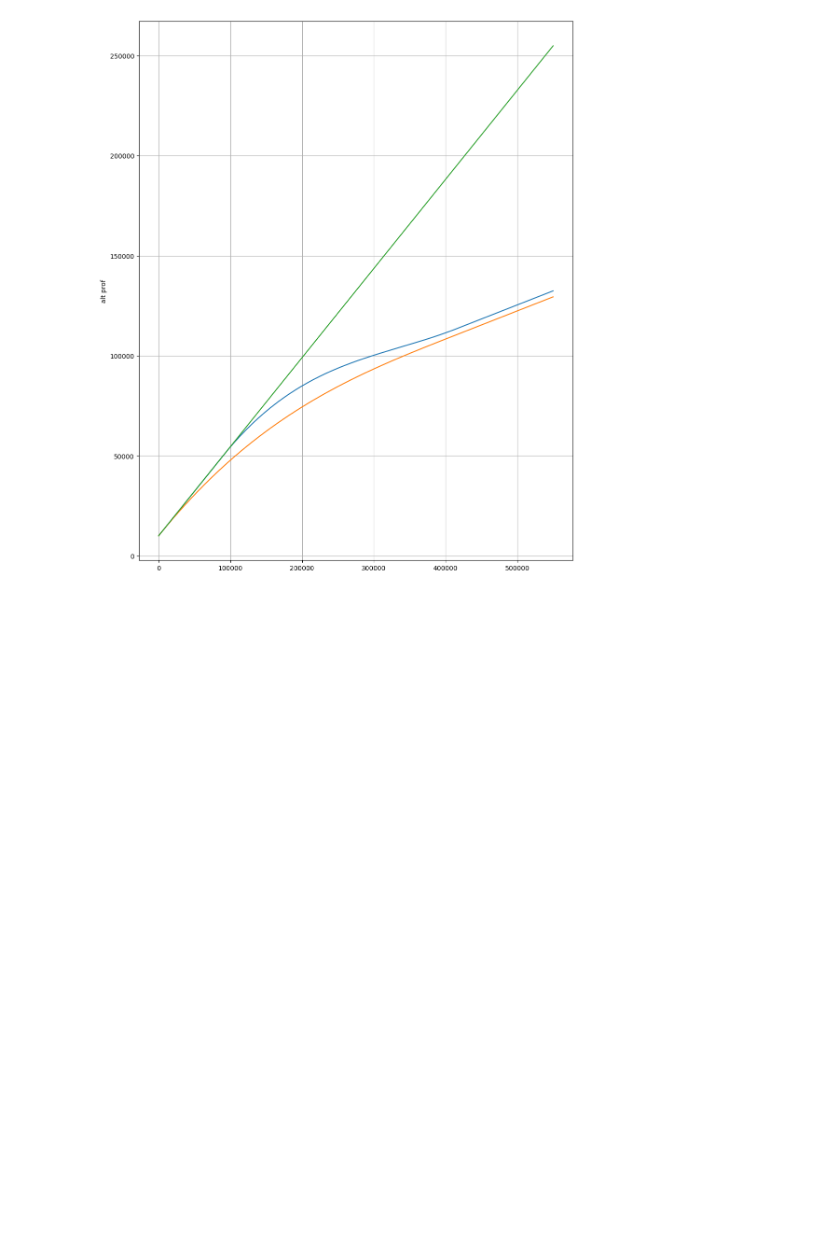
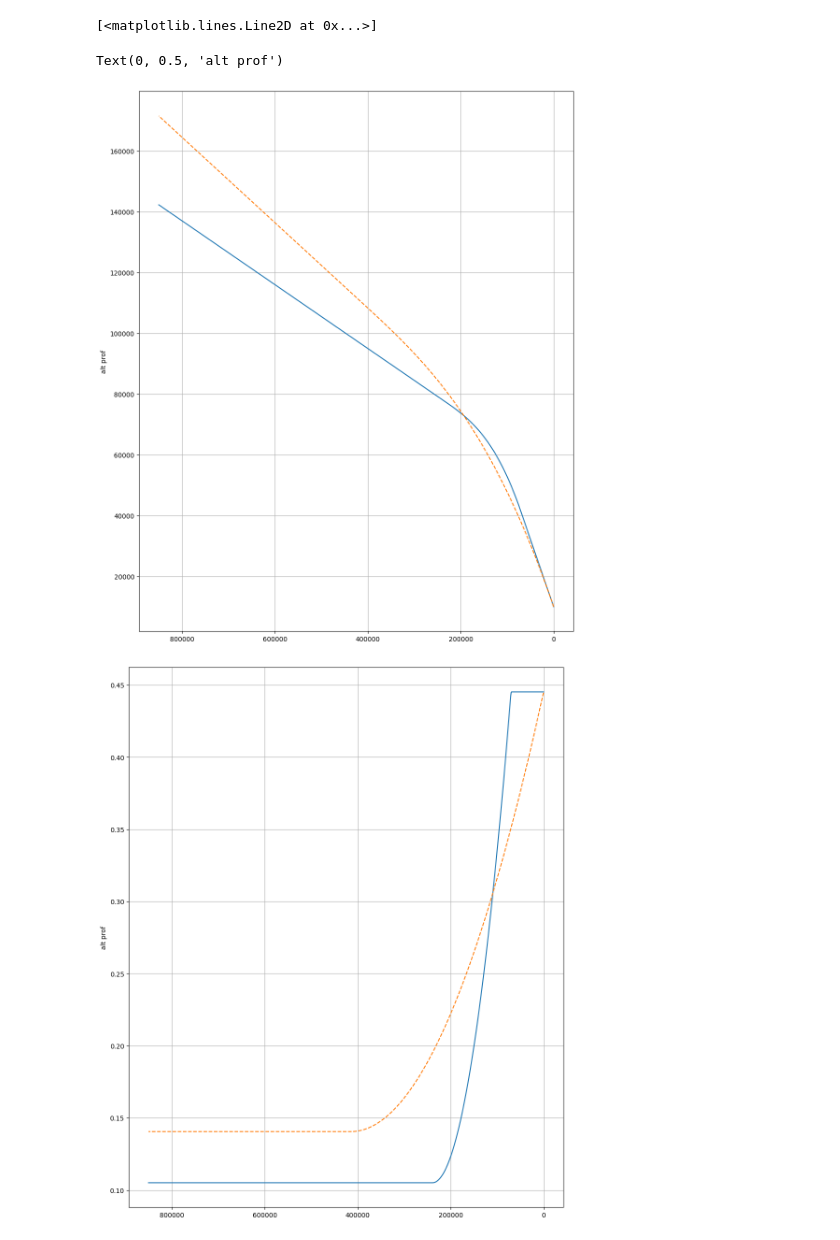
Before and after one commit to giuliodondi/kOS-Shuttle-OPS3, a Jupyter notebook: Ships/Script/Shuttle_OPS3/LOGS/taem_energy_lines.ipynb, the cells around one changed output. Saved outputs shown, nothing was run; the diff lists cells and outputs as text; code cells hidden in the pictures; blank space fills up the shorter version.

```diff
--- a/Ships/Script/Shuttle_OPS3/LOGS/taem_energy_lines.ipynb
+++ b/Ships/Script/Shuttle_OPS3/LOGS/taem_energy_lines.ipynb
@@ -69,17 +69,19 @@ def href_(drpred):
     tggs = 0.44522869
     pbgc = 0.14054
     hali = 10018
-    pbrc_fit = [256527.82, 1320895.49875, 0.3249196962]
-    pbhc_fit = [93000, 170534.500266, 0.3249196962]
+
+    tggs = 0.44522869
+    pbgc = 0.1051042353
+    hali = 10018
 
     pbrc = [0, 0]
     pbhc = [0, 0]
 
-    pbrc[0] = 90000
+    pbrc[0] = 70000
     pbhc[0] = hali + pbrc[0] * tggs
 
-    pbrc[1] = pbrc_fit[0] + pbrc_fit[1] * (tggs - pbrc_fit[2])
-    pbhc[1] = pbhc_fit[0] + pbhc_fit[1] * (tggs - pbhc_fit[2])
+    pbrc[1] = 239527.82
+    pbhc[1] = 78161.826
 
 
     dpbrc = pbrc[1] -  pbrc[0]
@@ -101,10 +103,9 @@ def href_(drpred):
 
 
 
-drpred = np.linspace(0, 550000, 1000)
+drpred = np.linspace(0, 850000, 1000)
 
 
-ogs = [ogs_(r) for r in drpred]
 href = [href_(r) for r in drpred]
 href0 = [href_0(r) for r in drpred]
 
@@ -115,11 +116,32 @@ fig, ax = plt.subplots(nrows=1, ncols=1, figsize=(12, 15))
 plt_ = ax
 
 plt_.plot(drpred, href)
-plt_.plot(drpred, href0)
-plt_.plot(drpred, ogs)
+plt_.plot(drpred, href0, '--')
 
 plt_.set_ylabel('alt prof')
 plt_.grid()
+
+
+plt_.invert_xaxis()
+
+
+
+dhdr = np.gradient(href, drpred)
+dh0dr = np.gradient(href0, drpred)
+
+fig, ax = plt.subplots(nrows=1, ncols=1, figsize=(12, 15))
+
+plt_ = ax
+
+plt_.plot(drpred, dhdr)
+plt_.plot(drpred, dh0dr, '--')
+
+plt_.set_ylabel('alt prof')
+plt_.grid()
+
+
+
+plt_.invert_xaxis()
 # %% [output]
 [<matplotlib.lines.Line2D at 0x...>]
 [<matplotlib.lines.Line2D at 0x...>]
@@ -128,4 +150,7 @@ Text(0, 0.5, 'alt prof')
+[<matplotlib.lines.Line2D at 0x...>]
+Text(0, 0.5, 'alt prof')
-[figure, old version]
+[figure, new version]
+[figure, added]
 # %%
 
 
```
Also changed, not shown: parts of 3 cells of this notebook, 36 other files.
